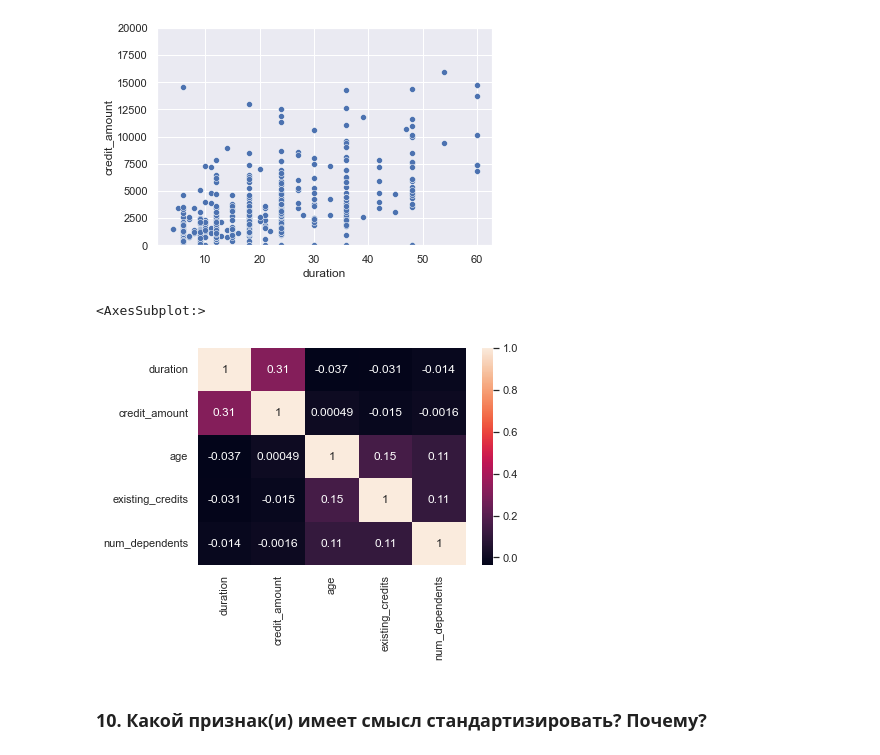
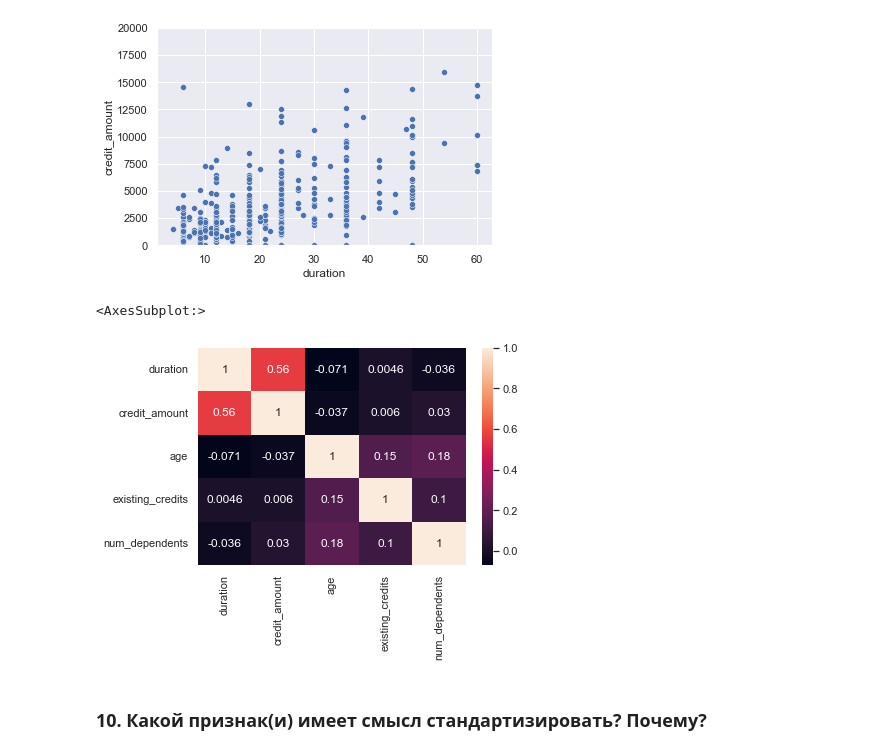
Before and after one commit to kisrefod/Polytech-IAoD, a Jupyter notebook: ЛР 1/lab1_task.ipynb, the cells around one changed output. Cells and saved outputs as stored; diff of their text form; code cells hidden in the pictures.

```diff
--- a/ЛР 1/lab1_task.ipynb
+++ b/ЛР 1/lab1_task.ipynb
@@ -222,11 +223,11 @@ plt.ylim(0,20000)
 (0.0, 20000.0)
 [figure]
 # %%
-corr_matrix = credit_df[numeric_columns].corr()
+corr_matrix = credit_df[numeric_columns].corr(method='spearman')
 sns.heatmap(corr_matrix, annot=True, annot_kws={"size":12})
 # %% [output]
 <AxesSubplot:>
-[figure, old version]
+[figure, new version]
 # %% [markdown]
 ### 10. Какой признак(и) имеет смысл стандартизировать? Почему?
 # %% [markdown]
```
Also changed, not shown: parts of 1 cell of this notebook, 5 other files.
